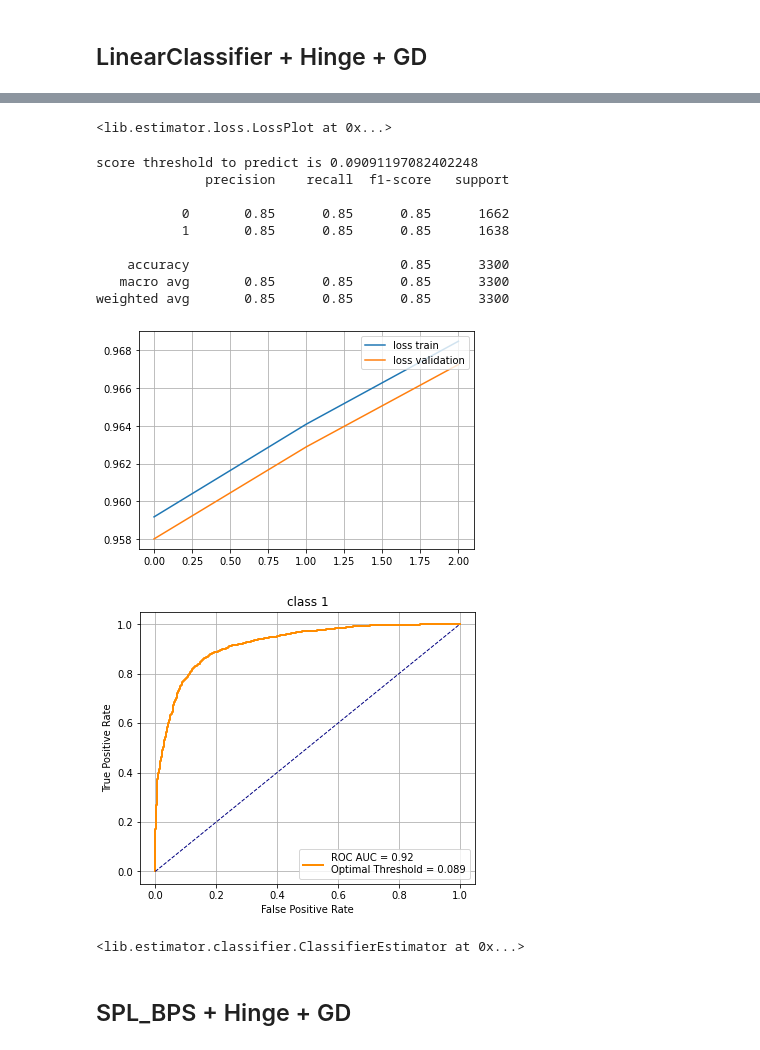
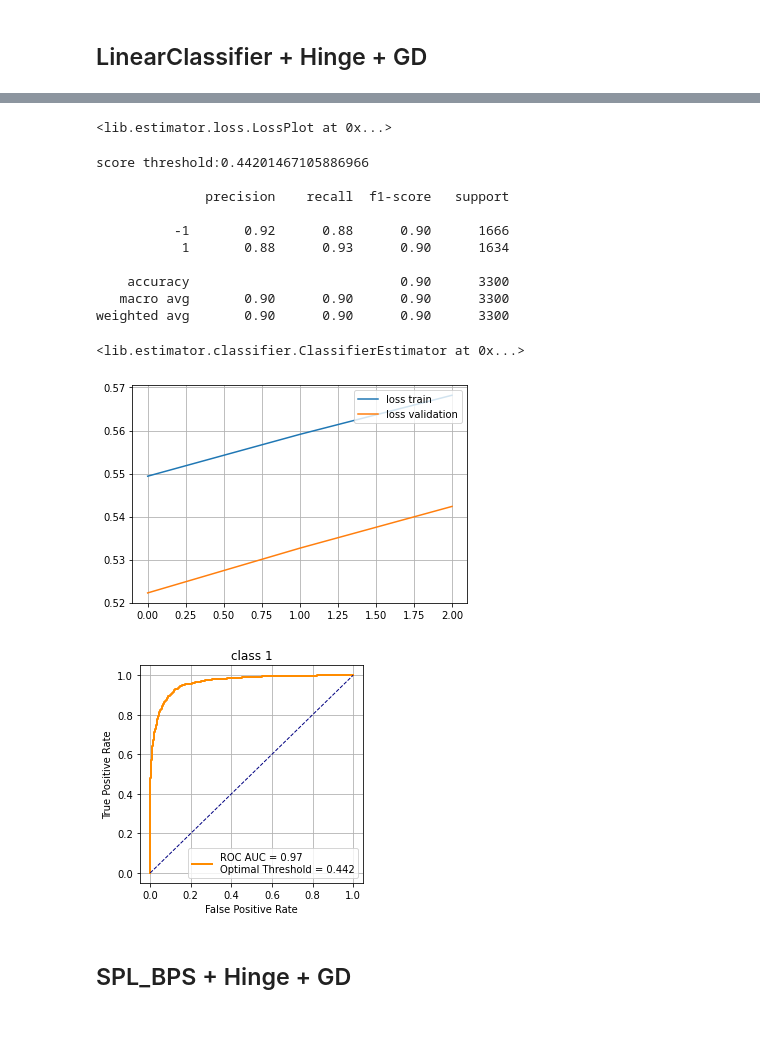
Before and after one commit to mechanoid5/ml_lib, a Jupyter notebook: classifier_bin.ipynb, the cells around one changed output, grey strips where cells are left out. Saved outputs shown, nothing was run; the diff lists cells and outputs as text; code cells hidden in the pictures.

```diff
--- a/classifier_bin.ipynb
+++ b/classifier_bin.ipynb
@@ -170,7 +171,7 @@ model = LinearClassifier(
 
 print(model.weight.shape)
 
-from lib.loss.binary.hinge import HingeLoss
+from lib.loss.hinge import HingeLoss
 loss_train = HingeLoss(model)
 loss_val = HingeLoss(model)
 
@@ -200,7 +201,7 @@ model = BinnaryClassifierScoreThreshold(model).fit(X_train,target_train[:,np.new
 # model.score_threshold
 
 from lib.estimator.classifier import ClassifierEstimator # оценка классификатора
-ClassifierEstimator(model).estimate(X_test,target_test,figsize=(6,5))
+ClassifierEstimator(model).estimate(X_test,y_test)
 # %% [output]
 (4489, 1) (2211, 1) (3300, 1)
 [[-1]
@@ -211,16 +212,17 @@ ClassifierEstimator(model).estimate(X_test,target_test,figsize=(6,5))
 <lib.estimator.loss.LossPlot at 0x...>
-score threshold to predict is 0.09091197082402248
+score threshold:0.44201467105886966
+
               precision    recall  f1-score   support
 
-           0       0.85      0.85      0.85      1662
-           1       0.85      0.85      0.85      1638
+          -1       0.92      0.88      0.90      1666
+           1       0.88      0.93      0.90      1634
 
-    accuracy                           0.85      3300
-   macro avg       0.85      0.85      0.85      3300
-weighted avg       0.85      0.85      0.85      3300
+    accuracy                           0.90      3300
+   macro avg       0.90      0.90      0.90      3300
+weighted avg       0.90      0.90      0.90      3300
+<lib.estimator.classifier.ClassifierEstimator at 0x...>
-[figure, old version]
+[figure, new version]
-[figure, old version]
+[figure, new version]
-<lib.estimator.classifier.ClassifierEstimator at 0x...>
 # %% [markdown]
 ## SPL_BPS + Hinge + GD
 # %%
```
Also changed, not shown: parts of 16 cells of this notebook, 3 other files.
